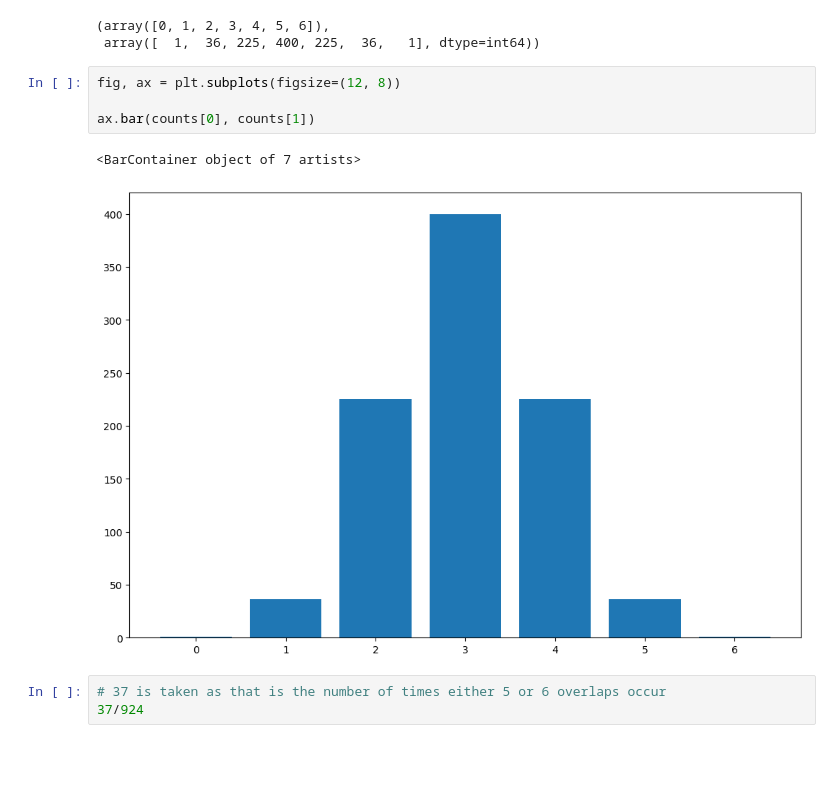
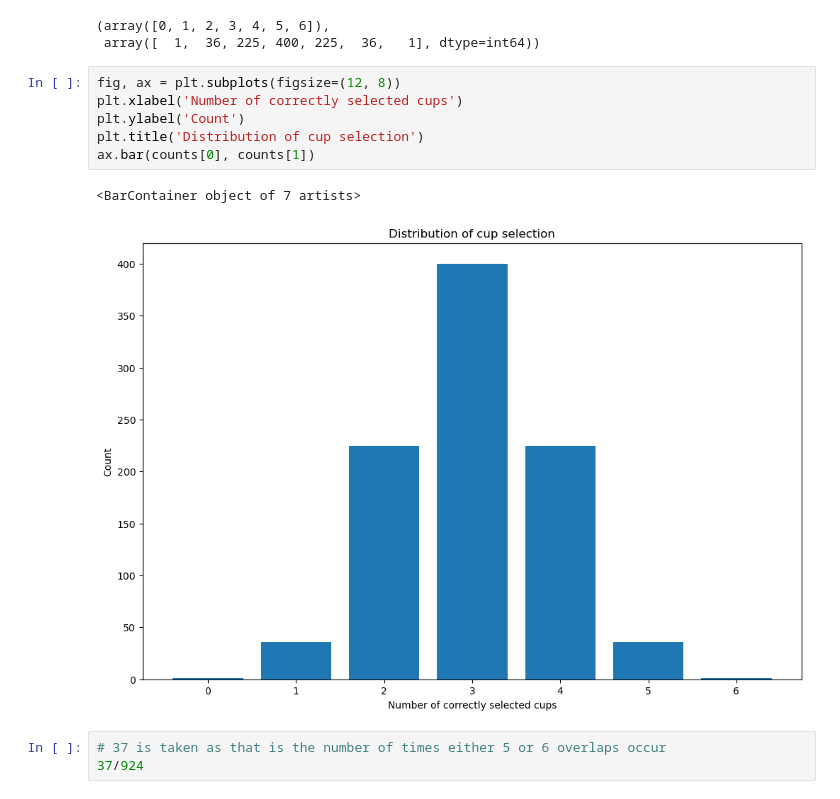
Before and after one commit to tomdbrophy/applied_statistics, a Jupyter notebook: tasks.ipynb, the cells around one changed output. Drawn from its saved outputs; the diff is of its cells as text; blank space fills up the shorter version.

```diff
--- a/tasks.ipynb
+++ b/tasks.ipynb
@@ -157,11 +157,13 @@ counts
  array([  1,  36, 225, 400, 225,  36,   1], dtype=int64))
 # %%
 fig, ax = plt.subplots(figsize=(12, 8))
-
+plt.xlabel('Number of correctly selected cups')
+plt.ylabel('Count')
+plt.title('Distribution of cup selection')
 ax.bar(counts[0], counts[1])
 # %% [output]
 <BarContainer object of 7 artists>
-[figure, old version]
+[figure, new version]
 # %%
 # 37 is taken as that is the number of times either 5 or 6 overlaps occur
 37/924
```
Also changed, not shown: parts of 6 cells of this notebook.
